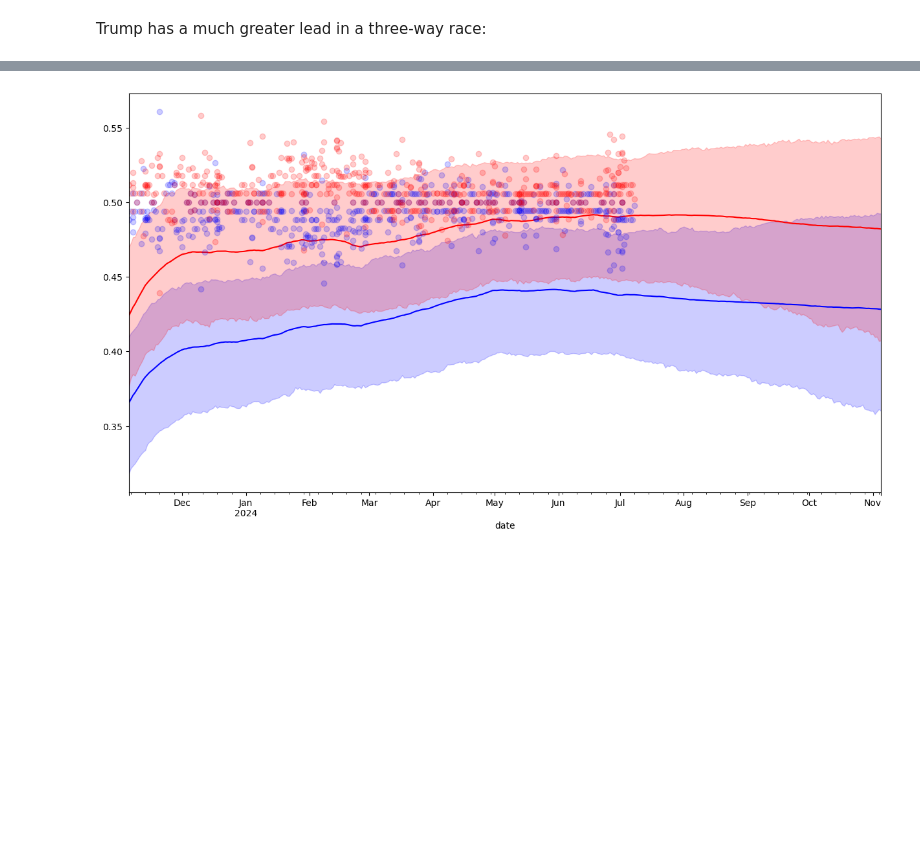
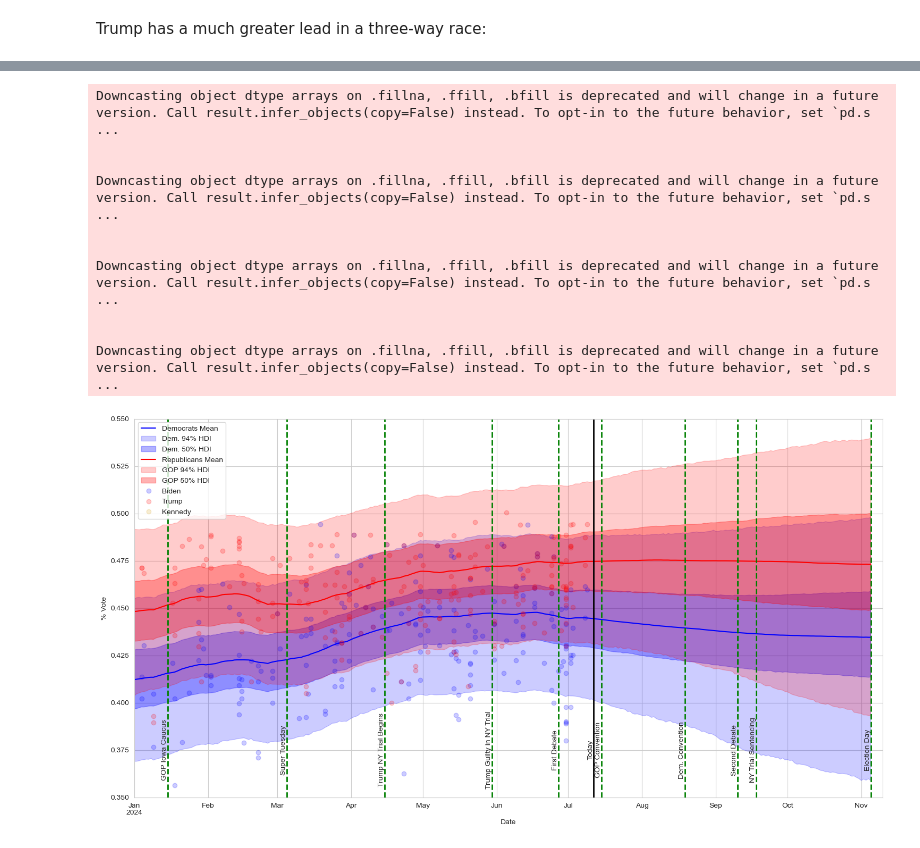
Before and after one commit to andrewpwalters/US-Presidential-Fundamentals, a Jupyter notebook: Notebooks/Polling Model - United States 2024.ipynb, the cells around one changed output, grey strips where cells are left out. Cells and saved outputs as stored; diff of their text form; code cells hidden in the pictures; blank space fills up the shorter version.

```diff
--- a/Notebooks/Polling Model - United States 2024.ipynb
+++ b/Notebooks/Polling Model - United States 2024.ipynb
@@ -566,6 +568,7 @@ with pm.Model(coords=COORDS) as pooled_popularity_simple:
     dem_pollster_effect = pm.Normal("dem_pollster_effect", 0, 0.2, dims="pollster")
     dem_method_effect = pm.Normal("dem_method_effect", 0, 0.2, dims="method")
     dem_state_effect = pm.Normal("dem_state_effect", 0, 0.2, dims="state")
+    dem_state_multi = pm.Normal("dem_state_multi", 1, 0.2, dims="state")
     dem_pop_effect = pm.Normal("dem_pop_effect", 0, 0.2, dims="population")
     dem_day_effect = pm.GaussianRandomWalk("dem_day_effect", sigma=dem_sigma, init_dist=pm.Normal.dist(mu=-0.025, sigma=0.1), dims="day")
     dem_sigma_3way = pm.HalfNormal("dem_sigma_3way", sigma=0.1) + epsilon
@@ -575,6 +578,7 @@ with pm.Model(coords=COORDS) as pooled_popularity_simple:
     gop_pollster_effect = pm.Normal("gop_pollster_effect", 0, 0.2, dims="pollster")
     gop_method_effect = pm.Normal("gop_method_effect", 0, 0.2, dims="method")
     gop_state_effect = pm.Normal("gop_state_effect", 0, 0.2, dims="state")
+    gop_state_multi = pm.Normal("gop_state_multi", 1, 0.2, dims="state")
     gop_pop_effect = pm.Normal("gop_pop_effect", 0, 0.2, dims="population")
     gop_day_effect = pm.GaussianRandomWalk("gop_day_effect", sigma=gop_sigma, init_dist=pm.Normal.dist(mu=0.031, sigma=0.1), dims="day")
     gop_sigma_3way = pm.HalfNormal("gop_sigma_3way", sigma=0.1) + epsilon
@@ -584,6 +588,7 @@ with pm.Model(coords=COORDS) as pooled_popularity_simple:
     ind_pollster_effect = pm.Normal("ind_pollster_effect", 0, 0.2, dims="pollster")
     ind_method_effect = pm.Normal("ind_method_effect", 0, 0.2, dims="method")
     ind_state_effect = pm.Normal("ind_state_effect", 0, 0.2, dims="state")
+    ind_state_multi = pm.Normal("ind_state_multi", 1, 0.2, dims="state")
     ind_pop_effect = pm.Normal("ind_pop_effect", 0, 0.1, dims="population")
     ind_day_effect = pm.GaussianRandomWalk("ind_day_effect", sigma=ind_sigma, init_dist=pm.Normal.dist(mu=-1.567, sigma=0.1), dims="day")
 
@@ -593,24 +598,27 @@ with pm.Model(coords=COORDS) as pooled_popularity_simple:
     dem_polling = (1 - dem_3way_walk[day_id] * type_btk) * pm.math.invlogit(
         dem_pollster_effect[pollster_id] +
         dem_method_effect[method_id] +
+        dem_pop_effect[population_id] +
         dem_state_effect[state_id] +
-        dem_pop_effect[population_id] +
+        dem_state_multi[state_id] *
         dem_day_effect[day_id]
     )
 
     gop_polling = (1 - gop_3way_walk[day_id] * type_btk) * pm.math.invlogit(
         gop_pollster_effect[pollster_id] +
         gop_method_effect[method_id] +
+        gop_pop_effect[population_id] +
         gop_state_effect[state_id] +
-        gop_pop_effect[population_id] +
+        gop_state_multi[state_id] *
         gop_day_effect[day_id]
     )
 
     ind_polling = (1 - type_bt) * pm.math.invlogit(
         ind_pollster_effect[pollster_id] +
         ind_method_effect[method_id] +
+        ind_pop_effect[population_id] +
         ind_state_effect[state_id] +
-        ind_pop_effect[population_id] +
+        ind_state_multi[state_id] *
         ind_day_effect[day_id]
     )
 
@@ -638,7 +646,11 @@ with pm.Model(coords=COORDS) as pooled_popularity_simple:
         dims="observation",
     )
 
+    polling_error_dem = pm.Normal("polling_error_dem", 0, .05)
+    polling_error_gop = pm.Normal("polling_error_gop", 0, .05)
+    polling_error_ind = pm.Deterministic("polling_error_ind",-(polling_error_dem + polling_error_gop))
+
     # Sampling
-    idata = pm.sample(draws=100, cores=10, return_inferencedata=True, step=pm.NUTS(target_accept=0.95), init='advi+adapt_diag')
+    idata = pm.sample(draws=1000, cores=10, return_inferencedata=True, step=pm.NUTS(target_accept=0.95), init='advi+adapt_diag')
 # %% [output]
 Multiprocess sampling (10 chains in 10 jobs)
@@ -701,6 +752,6 @@ for d in tqdm(day):
 # %%
 date_index = pd.DataFrame(index = range(min(df_day_mean.index),1), columns = ['date'])
-date_index['date'] = pd.date_range(start=df.date.min(), end='2024-11-05')
+date_index['date'] = pd.date_range(start=df.reset_index().date.min(), end='2024-11-05')
 df_day_mean = df_day_mean.merge(date_index, left_index=True, right_index=True)
 df_day_03 = df_day_03.merge(date_index, left_index=True, right_index=True)
 df_day_25 = df_day_25.merge(date_index, left_index=True, right_index=True)
@@ -773,18 +849,66 @@ plt.show()
 # %%
+graph_state = 'US'
+
 fig, ax = plt.subplots(figsize=(15, 8))
 
-dem_votes = df_2way.set_index('date').query(f"state == '{graph_state}'")["DEM"]
-gop_votes = df_2way.set_index('date').query(f"state == '{graph_state}'")["GOP"]
+# Plotting dem_votes and gop_votes on the same axes
 
 df_day_mean[f"{graph_state}_dem"].plot(color='blue', label='Democrats Mean')
-plt.fill_between(df_day_97.index, df_day_03[f"{graph_state}_dem"].ffill(), df_day_97[f"{graph_state}_dem"].ffill(), color='blue', alpha=0.2, label='Democrats 94% HDI')
+plt.fill_between(df_day_97.index, df_day_03[f"{graph_state}_dem"].ffill(), df_day_97[f"{graph_state}_dem"].ffill(), color='blue', alpha=0.2, label='Dem. 94% HDI')
+plt.fill_between(df_day_75.index, df_day_25[f"{graph_state}_dem"].ffill(), df_day_75[f"{graph_state}_dem"].ffill(), color='blue', alpha=0.3, label='Dem. 50% HDI')
 
 df_day_mean[f"{graph_state}_gop"].plot(color='red', label='Republicans Mean')
-plt.fill_between(df_day_97.index, df_day_03[f"{graph_state}_gop"].ffill(), df_day_97[f"{graph_state}_gop"].ffill(), color='red', alpha=0.2, label='Republicans 94% HDI')
+plt.fill_between(df_day_97.index, df_day_03[f"{graph_state}_gop"].ffill(), df_day_97[f"{graph_state}_gop"].ffill(), color='red', alpha=0.2, label='GOP 94% HDI')
+plt.fill_between(df_day_75.index, df_day_25[f"{graph_state}_gop"].ffill(), df_day_75[f"{graph_state}_gop"].ffill(), color='red', alpha=0.3, label='GOP 50% HDI')
+
+dem_votes = df_3way.set_index('date').query(f"state == '{graph_state}'")["DEM"]
+gop_votes = df_3way.set_index('date').query(f"state == '{graph_state}'")["GOP"]
 
 ax.plot(dem_votes.index, dem_votes, "o", alpha=0.2, color='blue', label="Biden")
 ax.plot(gop_votes.index, gop_votes, "o", alpha=0.2, color='red', label="Trump")
+ax.plot(ind_votes.index, ind_votes, "o", alpha=0.2, color='goldenrod', label="Kennedy")
 
-plt.show()
+# Set limits and labels
+ax.set_ylim(.35, .55)
+ax.set_xlim(dt.datetime(2024, 1, 1), dt.datetime(2024, 11, 10))
+ax.set_ylabel('% Vote')
+ax.set_xlabel('Date')
+ax.legend(loc='upper left')
+
+events = [
+            (dt.datetime(2024, 1, 15), 'GOP Iowa Caucus'),
+            (dt.datetime(2024, 3,  5), 'Super Tuesday'),
+            (dt.datetime(2024, 4, 15), 'Trump NY Trial Begins'),
+            (dt.datetime(2024, 5, 30), 'Trump Guilty in NY Trial'),
+            (dt.datetime(2024, 6, 27), 'First Debate'),
+            (dt.datetime(2024, 7, 15), 'GOP Convention'),
+            (dt.datetime(2024, 8, 19), 'Dem. Convention'),
+            (dt.datetime(2024, 9, 10), 'Second Debate'),
+            (dt.datetime(2024, 9, 18), 'NY Trial Sentencing'),
+            (dt.datetime(2024, 11, 5), 'Election Day'),
+         ]
+
+for date, event in events:
+    ax.axvline(x=date, color='green', linestyle='--', linewidth=2)
+    plt.text(date, 0.375, event, rotation=90, verticalalignment='center', horizontalalignment='right', fontsize=10)
+
+ax.axvline(x=datetime.datetime.today(), color='black', linestyle='-', linewidth=2)
+plt.text(datetime.datetime.today(), 0.375, "Today", rotation=90, verticalalignment='center', horizontalalignment='right', fontsize=10)
+
+#ax.plot(dt.datetime(2020, 11, 3), .523, "o", markersize=25, color='blue', alpha=1)
+#ax.plot(dt.datetime(2020, 11, 3), .477, "o", markersize=25, color='red', alpha=1)
+
+plt.tight_layout()
+plt.savefig('3way_enight_natpoll.png')
 # %% [output]
+Downcasting object dtype arrays on .fillna, .ffill, .bfill is deprecated and will change in a future version. Call result.infer_objects(copy=False) instead. To opt-in to the future behavior, set `pd.s ...
+
+
+Downcasting object dtype arrays on .fillna, .ffill, .bfill is deprecated and will change in a future version. Call result.infer_objects(copy=False) instead. To opt-in to the future behavior, set `pd.s ...
+
+
+Downcasting object dtype arrays on .fillna, .ffill, .bfill is deprecated and will change in a future version. Call result.infer_objects(copy=False) instead. To opt-in to the future behavior, set `pd.s ...
+
+
+Downcasting object dtype arrays on .fillna, .ffill, .bfill is deprecated and will change in a future version. Call result.infer_objects(copy=False) instead. To opt-in to the future behavior, set `pd.s ...
-[figure, old version]
+[figure, new version]
```
Also changed, not shown: parts of 54 cells of this notebook, 5 other files.
